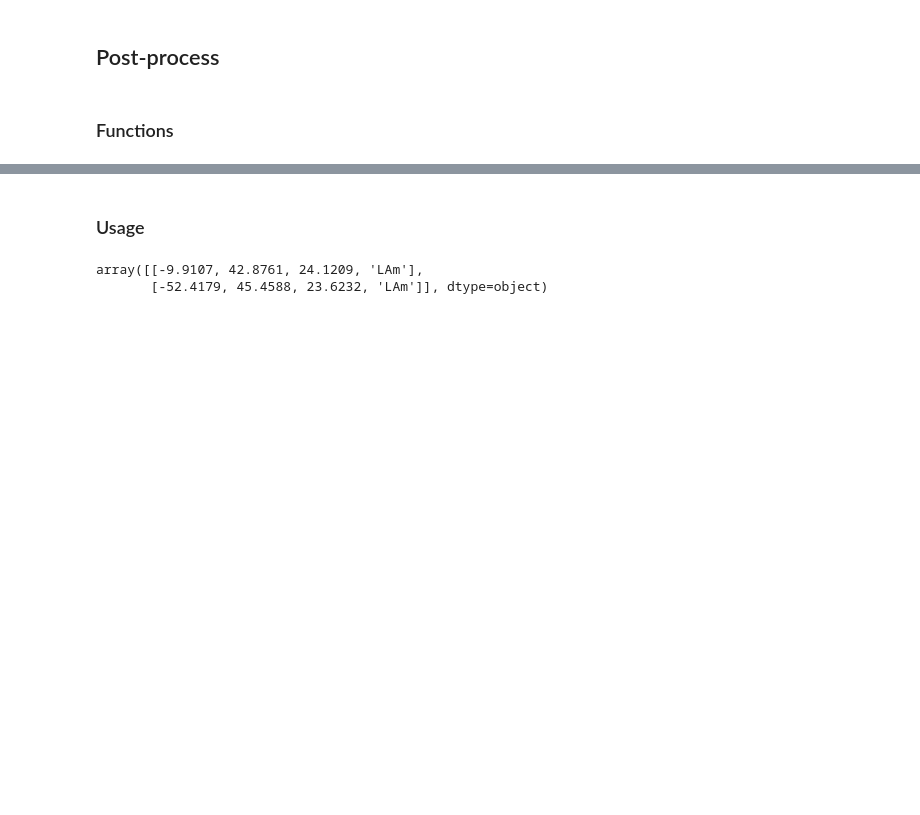
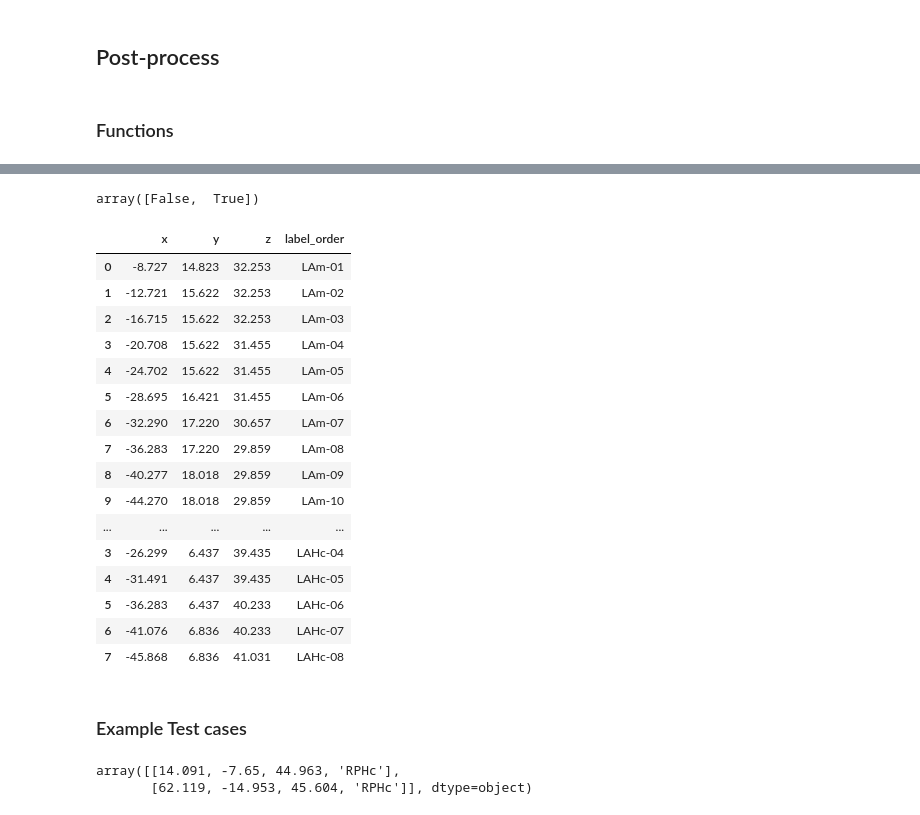
Before and after one commit to arunthurai/unet_contact_seg, a Jupyter notebook: Test_mask.ipynb, the cells around one changed output, grey strips where cells are left out. Cells and saved outputs as stored; diff of their text form; code cells hidden in the pictures; blank space fills up the shorter version.

```diff
--- a/Test_mask.ipynb
+++ b/Test_mask.ipynb
@@ -366,0 +650,4 @@ def run_segmentation_qc(entry_point, target_point, contacts, max_distance_target
+# %%
+# Mask the contacts inside the mask
+filtered_coords = coords_interest[merged_mask[transformed_coords[:,0], transformed_coords[:,1], transformed_coords[:,2]]]
+filtered_coords.shape, merged_mask[transformed_coords[:,0], transformed_coords[:,1], transformed_coords[:,2]]
@@ -366,0 +698,19 @@ def run_segmentation_qc(entry_point, target_point, contacts, max_distance_target
+# %%
+# Example usage
+target_point = entry_target_interest[0,:]  # Replace with actual entry point coordinates
+entry_point = entry_target_interest[1,:]  # Replace with actual target point coordinates
+contacts = filtered_coords  # Replace with your file path
+min_distance_prior = 0.5 # at least half the average distance between contacts
+max_angle_target = 20
+max_distance_prior = 2 # not more than twice the average distance between contacts
+
+# found_contacts, avg_distance = run_segmentation_qc(entry_point, target_point, contacts, max_distance_target, min_distance_prior)
+found_contacts, avg_distance = run_segmentation_qc_new(entry_point,
+                                                        target_point,
+                                                        contacts,
+                                                        max_angle_target,
+                                                        max_distance_prior,
+                                                        min_distance_prior,
+                                                        initial_spacing=4)
+print("Found Contacts:", found_contacts)
+print("Average Distance:", avg_distance)
@@ -366,0 +747,2 @@ def run_segmentation_qc(entry_point, target_point, contacts, max_distance_target
+# %%
+found_contacts = np.array(found_contacts)
@@ -366,0 +765,14 @@ def run_segmentation_qc(entry_point, target_point, contacts, max_distance_target
+# %%
+pnms_dir = f'./data/prob_nms'
+gt_dir = './data'
+
+# Find subjects
+subjects = []
+
+for root, dirs, files in os.walk(pnms_dir):
+    for file in files:
+        subject = file.split('_')[0]
+        if subject not in subjects:
+            subjects.append(subject)
+
+print(subjects)
@@ -366,0 +885,4 @@ def run_segmentation_qc(entry_point, target_point, contacts, max_distance_target
+# %%
+np.unique(merged_mask)
+# %% [output]
+array([False,  True])
@@ -367,9 +892,29 @@ def run_segmentation_qc(entry_point, target_point, contacts, max_distance_target
+# %%
+df_pos
+# %% [output]
+|  | x | y | z | label_order |
+| 0 | -8.727 | 14.823 | 32.253 | LAm-01 |
+| 1 | -12.721 | 15.622 | 32.253 | LAm-02 |
+| 2 | -16.715 | 15.622 | 32.253 | LAm-03 |
+| 3 | -20.708 | 15.622 | 31.455 | LAm-04 |
+| 4 | -24.702 | 15.622 | 31.455 | LAm-05 |
+| 5 | -28.695 | 16.421 | 31.455 | LAm-06 |
+| 6 | -32.290 | 17.220 | 30.657 | LAm-07 |
+| 7 | -36.283 | 17.220 | 29.859 | LAm-08 |
+| 8 | -40.277 | 18.018 | 29.859 | LAm-09 |
+| 9 | -44.270 | 18.018 | 29.859 | LAm-10 |
+| ... | ... | ... | ... | ... |
+| 3 | -26.299 | 6.437 | 39.435 | LAHc-04 |
+| 4 | -31.491 | 6.437 | 39.435 | LAHc-05 |
+| 5 | -36.283 | 6.437 | 40.233 | LAHc-06 |
+| 6 | -41.076 | 6.836 | 40.233 | LAHc-07 |
+| 7 | -45.868 | 6.836 | 41.031 | LAHc-08 |
 # %% [markdown]
-### Usage
+### Example Test cases
 # %%
-entry_target_path = './data/sub-P087_actual.fcsv'
+entry_target_path = './data/sub-P020_actual.fcsv'
 entry_target = extract_coords(entry_target_path)
-ind =4-4
+ind =8-4
 entry_target_interest = entry_target[ind:ind+2,:]
 # RAIn: 18-4
 # LAIn: 28-4
@@ -377,6 +922,6 @@ entry_target_interest = entry_target[ind:ind+2,:]
 # RPHc: 8-4
 entry_target_interest
 # %% [output]
-array([[-9.9107, 42.8761, 24.1209, 'LAm'],
-       [-52.4179, 45.4588, 23.6232, 'LAm']], dtype=object)
+array([[14.091, -7.65, 44.963, 'RPHc'],
+       [62.119, -14.953, 45.604, 'RPHc']], dtype=object)
 # %%
```
Also changed, not shown: parts of 49 cells of this notebook, 1 other file.
